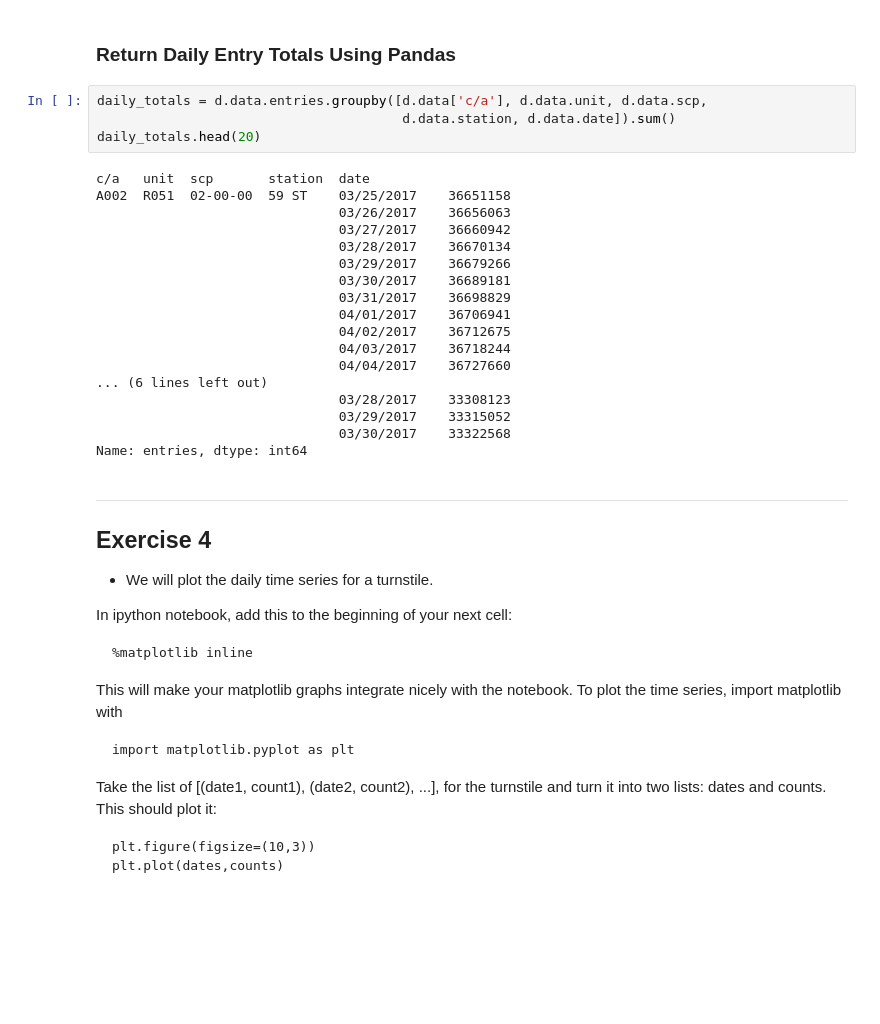
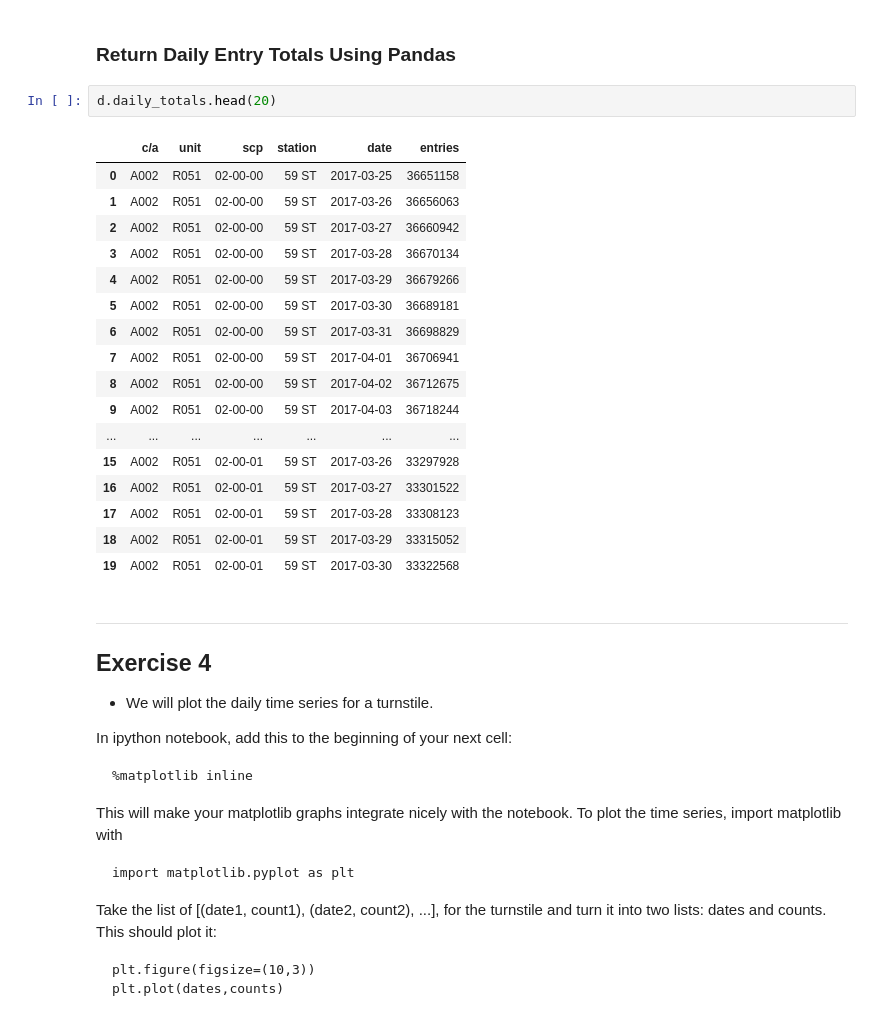
Before and after one commit to TimothyHelton/k2datascience, a Jupyter notebook: notebooks/EDA_MTA_Exercises.ipynb, the cells around one changed output. Cells and saved outputs as stored; diff of their text form; blank space fills up the shorter version.

```diff
--- a/notebooks/EDA_MTA_Exercises.ipynb
+++ b/notebooks/EDA_MTA_Exercises.ipynb
@@ -235,28 +250,26 @@ daily_total[('A002', 'R051', '02-00-00', '59 ST')]
  [datetime.date(2017, 3, 31), 36698829]]
 # %% [markdown]
 ### Return Daily Entry Totals Using Pandas
-# %%
-daily_totals = d.data.entries.groupby([d.data['c/a'], d.data.unit, d.data.scp,
-                                       d.data.station, d.data.date]).sum()
-daily_totals.head(20)
-# %% [output]
-c/a   unit  scp       station  date
-A002  R051  02-00-00  59 ST    03/25/2017    36651158
-                               03/26/2017    36656063
-                               03/27/2017    36660942
-                               03/28/2017    36670134
-                               03/29/2017    36679266
-                               03/30/2017    36689181
-                               03/31/2017    36698829
-                               04/01/2017    36706941
-                               04/02/2017    36712675
-                               04/03/2017    36718244
-                               04/04/2017    36727660
-... (6 lines left out)
-                               03/28/2017    33308123
-                               03/29/2017    33315052
-                               03/30/2017    33322568
-Name: entries, dtype: int64
+# %%
+d.daily_totals.head(20)
+# %% [output]
+|  | c/a | unit | scp | station | date | entries |
+| 0 | A002 | R051 | 02-00-00 | 59 ST | 2017-03-25 | 36651158 |
+| 1 | A002 | R051 | 02-00-00 | 59 ST | 2017-03-26 | 36656063 |
+| 2 | A002 | R051 | 02-00-00 | 59 ST | 2017-03-27 | 36660942 |
+| 3 | A002 | R051 | 02-00-00 | 59 ST | 2017-03-28 | 36670134 |
+| 4 | A002 | R051 | 02-00-00 | 59 ST | 2017-03-29 | 36679266 |
+| 5 | A002 | R051 | 02-00-00 | 59 ST | 2017-03-30 | 36689181 |
+| 6 | A002 | R051 | 02-00-00 | 59 ST | 2017-03-31 | 36698829 |
+| 7 | A002 | R051 | 02-00-00 | 59 ST | 2017-04-01 | 36706941 |
+| 8 | A002 | R051 | 02-00-00 | 59 ST | 2017-04-02 | 36712675 |
+| 9 | A002 | R051 | 02-00-00 | 59 ST | 2017-04-03 | 36718244 |
+| ... | ... | ... | ... | ... | ... | ... |
+| 15 | A002 | R051 | 02-00-01 | 59 ST | 2017-03-26 | 33297928 |
+| 16 | A002 | R051 | 02-00-01 | 59 ST | 2017-03-27 | 33301522 |
+| 17 | A002 | R051 | 02-00-01 | 59 ST | 2017-03-28 | 33308123 |
+| 18 | A002 | R051 | 02-00-01 | 59 ST | 2017-03-29 | 33315052 |
+| 19 | A002 | R051 | 02-00-01 | 59 ST | 2017-03-30 | 33322568 |
 # %% [markdown]
 ---
 ## Exercise 4
```
Also changed, not shown: parts of 5 cells of this notebook, 2 other files.
